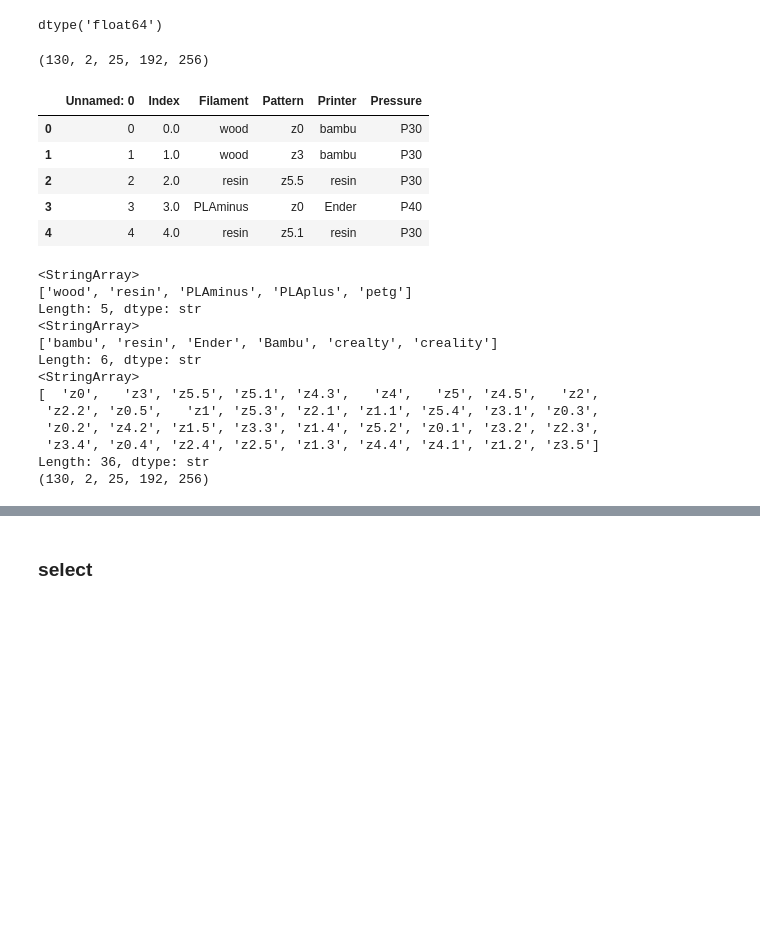
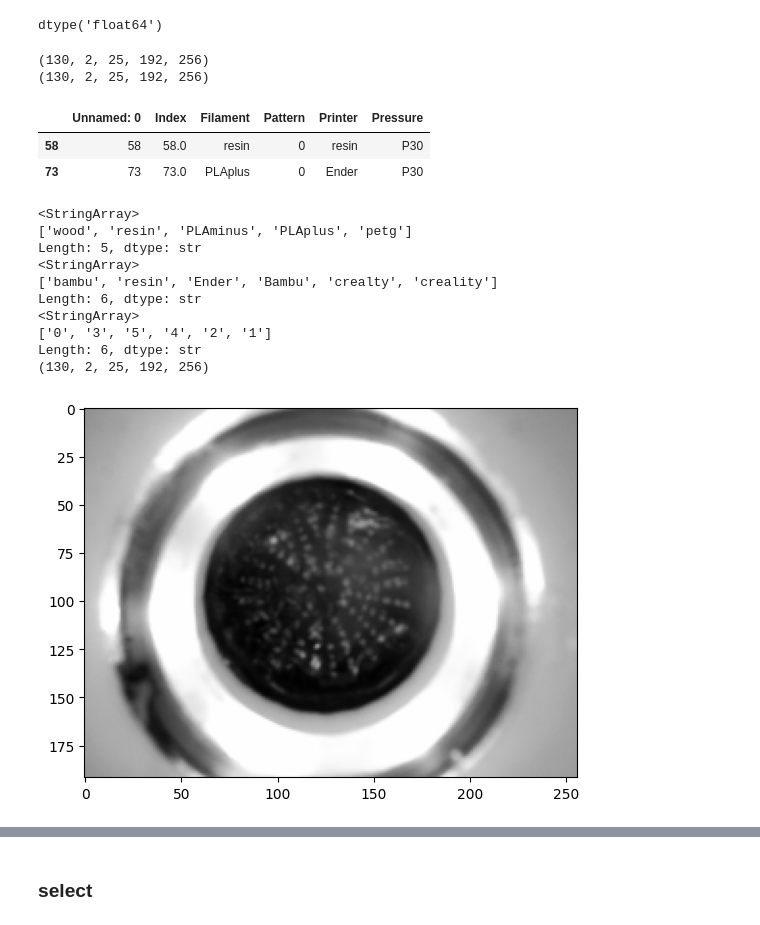
Before and after one commit to shepai/3D-textures, a Jupyter notebook: Experimental/all_the_same.ipynb, the cells around one changed output, grey strips where cells are left out. Drawn from its saved outputs; the diff is of its cells as text; code cells hidden in the pictures; blank space fills up the shorter version.

```diff
--- a/Experimental/all_the_same.ipynb
+++ b/Experimental/all_the_same.ipynb
@@ -192,38 +192,65 @@ print(dataset['Pressure'].unique())
 dataset['Index'].dtype
 # %% [output]
 dtype('float64')
-# %%
-X=np.load("/home/dexter/Documents/GitHub/3D-textures/Experimental/data/X.npy").astype(np.uint8)
-print(X.shape)
-dataset=pd.read_csv("/home/dexter/Documents/GitHub/3D-textures/Experimental/datameta.csv")
-dataset.head()
-# %% [output]
-(130, 2, 25, 192, 256)
-|  | Unnamed: 0 | Index | Filament | Pattern | Printer | Pressure |
-| 0 | 0 | 0.0 | wood | z0 | bambu | P30 |
-| 1 | 1 | 1.0 | wood | z3 | bambu | P30 |
-| 2 | 2 | 2.0 | resin | z5.5 | resin | P30 |
-| 3 | 3 | 3.0 | PLAminus | z0 | Ender | P40 |
-| 4 | 4 | 4.0 | resin | z5.1 | resin | P30 |
+# %%
+from scipy.ndimage import median_filter
+import numpy as np
+import pandas as pd
+import matplotlib.pyplot as plt
+import math
+X=np.load("/home/dexter/Documents/GitHub/3D-textures/Experimental/data/X.npy").astype(np.uint8)
+print(X.shape)
+dataset=pd.read_csv("/home/dexter/Documents/GitHub/3D-textures/Experimental/datameta.csv")
+
+dataset["Pattern"] = dataset["Pattern"].str.extract(r"z(\d+)")[0]
+dataset.head()
+X_clean=X.copy()
+N, T, P, H, W = X_clean.shape
+m = np.median(X)
+corruptions=np.zeros((len(X),))
+for n in range(X.shape[0]):
+    for t in range(X.shape[1]):
+        for p in range(X.shape[2]):
+
+            img = X[n, t, p]
+
+            if img.mean() < 100:
+                X_clean[n, t, p] = m
+                corruptions[n]+=1
+            else:
+                X_clean[n, t, p] = img
+print(X_clean.shape)
+# %% [output]
+(130, 2, 25, 192, 256)
+(130, 2, 25, 192, 256)
+# %%
+corr = np.where(corruptions > 0)[0]
+
+dataset[dataset['Index'].isin(corr)]
+# %% [output]
+|  | Unnamed: 0 | Index | Filament | Pattern | Printer | Pressure |
+| 58 | 58 | 58.0 | resin | 0 | resin | P30 |
+| 73 | 73 | 73.0 | PLAplus | 0 | Ender | P30 |
 # %%
 print(dataset['Filament'].unique())
 print(dataset['Printer'].unique())
 print(dataset['Pattern'].unique())
 print(X.shape)
+X=X_clean
+plt.imshow(X[1][1][0],cmap="gray")
+plt.show()
 # %% [output]
 <StringArray>
 ['wood', 'resin', 'PLAminus', 'PLAplus', 'petg']
 Length: 5, dtype: str
 <StringArray>
 ['bambu', 'resin', 'Ender', 'Bambu', 'crealty', 'creality']
 Length: 6, dtype: str
 <StringArray>
-[  'z0',   'z3', 'z5.5', 'z5.1', 'z4.3',   'z4',   'z5', 'z4.5',   'z2',
- 'z2.2', 'z0.5',   'z1', 'z5.3', 'z2.1', 'z1.1', 'z5.4', 'z3.1', 'z0.3',
- 'z0.2', 'z4.2', 'z1.5', 'z3.3', 'z1.4', 'z5.2', 'z0.1', 'z3.2', 'z2.3',
- 'z3.4', 'z0.4', 'z2.4', 'z2.5', 'z1.3', 'z4.4', 'z4.1', 'z1.2', 'z3.5']
-Length: 36, dtype: str
+['0', '3', '5', '4', '2', '1']
+Length: 6, dtype: str
 (130, 2, 25, 192, 256)
+[figure, added]
 # %%
 av_all = {}
 count = {}
```
Also changed, not shown: parts of 7 cells of this notebook.
